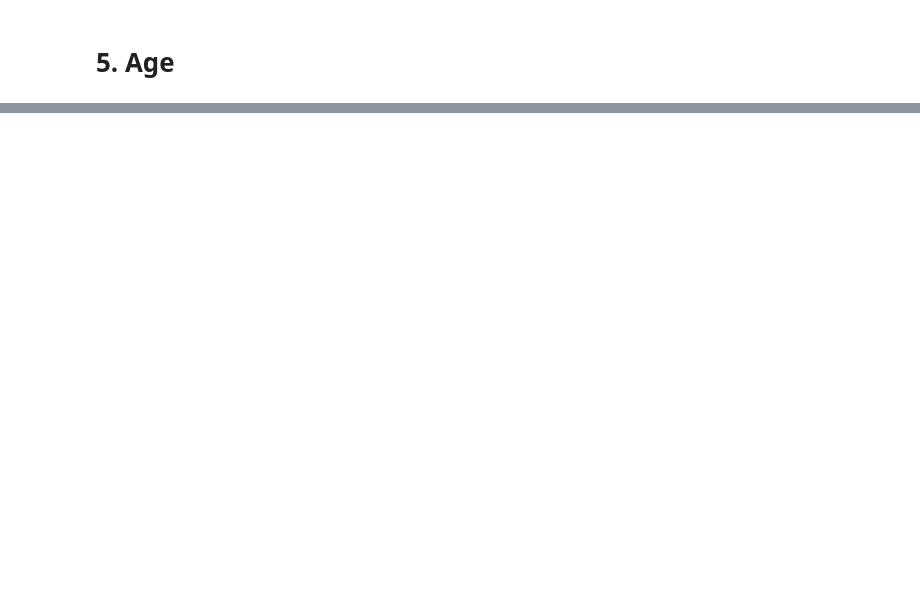
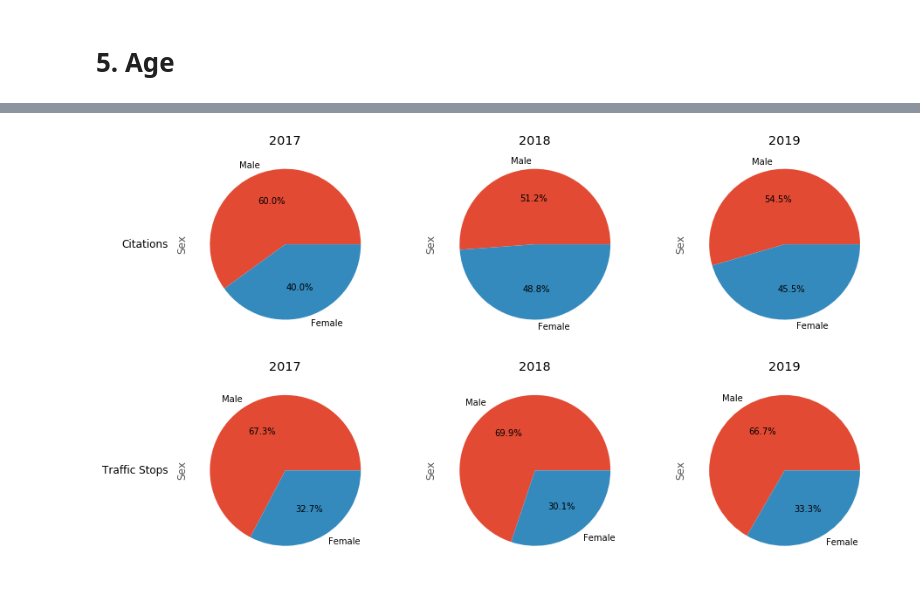
Before and after one commit to haleh-aleahmad/library_data_contest, a Jupyter notebook: Library Data Contest - Python.ipynb, the cells around one changed output, grey strips where cells are left out. Drawn from its saved outputs; the diff is of its cells as text; code cells hidden in the pictures; blank space fills up the shorter version.

```diff
--- a/Library Data Contest - Python.ipynb
+++ b/Library Data Contest - Python.ipynb
@@ -162,0 +213,22 @@ Are citations part of traffic stops? can we merge them? Let's see!
+# %%
+df_names = ['Citations', 'Traffic Stops']
+dates = ['02/14/2017 12:00:00 AM', '02/14/2018 12:00:00 AM', '02/14/2019 12:00:00 AM']
+years = ['2017', '2018', '2019']
+# %%
+with plt.style.context('ggplot'):
+    fig, axes = plt.subplots(figsize=(15,8), nrows = 2, ncols = 3)
+
+    for ax, name in zip(axes[:,0], df_names):
+        ax.annotate(name, xy=(0, 0.5), xytext=(-ax.yaxis.labelpad - 5, 0),
+                xycoords=ax.yaxis.label, textcoords='offset points',
+                size='large', ha='right', va='center')
+
+    for ax, this_date, this_year in zip(axes[0,:], dates, years):
+        citations_df.loc[citations_df['Citation Date'] == this_date ,:]['Sex'].value_counts().plot(kind = 'pie', autopct = '%.1f%%', ax = ax, title = this_year)
+
+    for ax, this_date, this_year in zip(axes[1,:], dates, years):
+        stops_df.loc[stops_df['Stop Date'] == this_date ,:]['Sex'].value_counts().plot(kind = 'pie', autopct = '%.1f%%', ax = ax, title = this_year)
+
+    fig.subplots_adjust(left=0.15, top=0.95)
+# %% [output]
+[figure, added]
```
Also changed, not shown: parts of 19 cells of this notebook, 1 other file.
